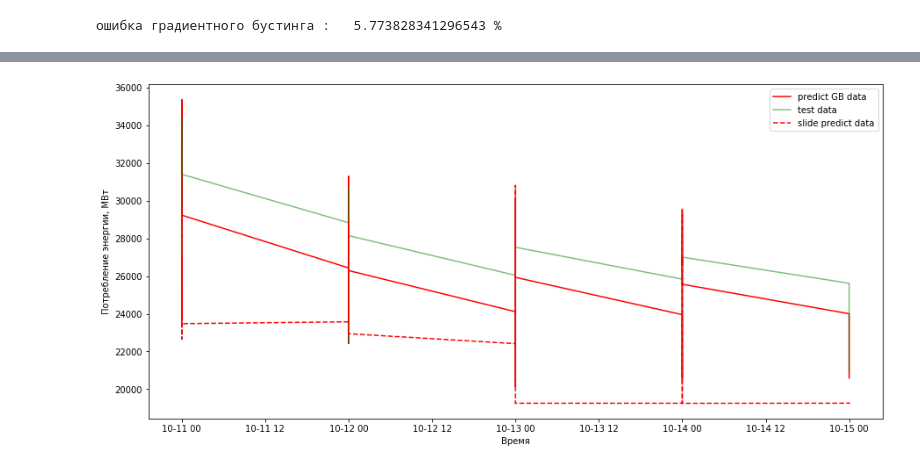
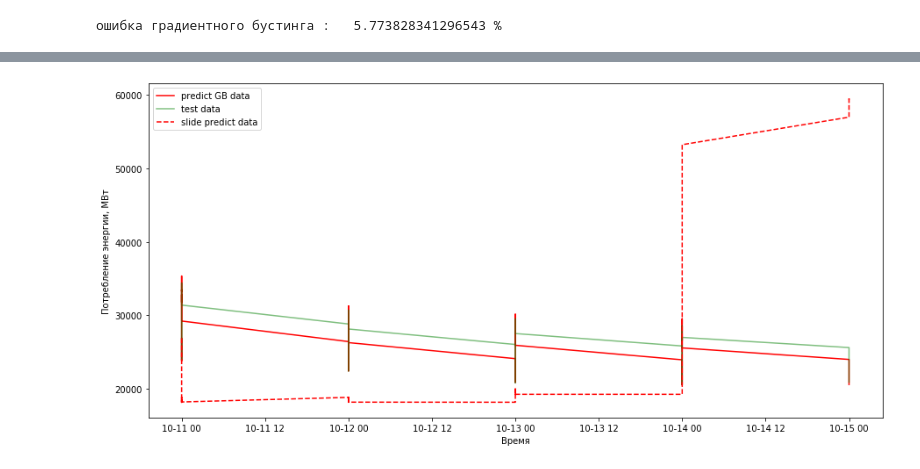
Before and after one commit to mindblower5000/ml-in-b, a Jupyter notebook: hw4.ipynb, the cells around one changed output, grey strips where cells are left out. Cells and saved outputs as stored; diff of their text form; code cells hidden in the pictures.

```diff
--- a/hw4.ipynb
+++ b/hw4.ipynb
@@ -167,15 +167,10 @@ def calc_range(x1, x2):
 
         # заполняем вектор для прогноза следующей точки
         X_test_100[i+1,0] = (y_i-scl_x.mean_[0])/scl_x.scale_[0]
-        #'t4', 't1' автокорреляционные функции Признаки 2 и 3.
-        X_test_100[i+1,2] = X_test_100[i,0]
-        X_test_100[i+1,3] = X_test_100[i-3,0]
-        #'d3', 'd2' автокорреляционные функции Признаки 2 и 3.
-        #строим 'diff1_l' - признак под номером 1
-        # строим логарифм по значению ряда и скалируем признак по схеме 15-го признака из основного списка
-        xy_i=(np.log((y_i))-scl_x.mean_[9])*scl_x.scale_[9]
-        #устанавливаем новое значение для 4
-        X_test_100[i+1,1] = xy_i
+        X_test_100[i+1,1] = X_test_100[i,0]*(1-0.01)+ 0.01 * X_test_100[i+1,1]
+        if i>p:
+            X_test_100[i+1,2] = np.mean(X_test_100[i+1-p:i+1,0])
+
 
     er_g = mean_absolute_percentage_error(y_true=scl_target.inverse_transform( y_test_pred_gb_h1[x1:x2]),y_pred = scl_target.inverse_transform( y_test_100[x1:x2]))
     print(f'ошибка градиентного бустинга MAPE {x1},{x2} : {er_g} %')
@@ -194,38 +199,32 @@ for i in range (10, 90, 10):
 # %%
 # ['weekofyear', 'diff1_l', 't4', 't1']
 X_test_100 = X_test_b_h1.values
 y_test_100 = y_test_pred_gb_h1.copy()
 N10 = 100
 for i in range(N10):
-    y_test_100[i] = model_gb_h1.predict(X_test_100[i,:].reshape((1,5)))
-    # восстанавливаем не масштабированное значение ряда текущей точке
-    y_i=scl_target.inverse_transform(y_test_100[i:i+1]  )
+        y_test_100[i] = model_gb_h1.predict(X_test_100[i,:].reshape((1,5)))
+        # восстанавливаем не масштабированное значение ряда текущей точке
+        y_i=scl_target.inverse_transform(y_test_100[i:i+1]  )
 
-    # заполняем вектор для прогноза следующей точки
-    X_test_100[i+1,0] = (y_i-scl_x.mean_[0])/scl_x.scale_[0]
-    #'t4', 't1' автокорреляционные функции Признаки 2 и 3.
-    X_test_100[i+1,2] = X_test_100[i,0]
-    X_test_100[i+1,3] = X_test_100[i-3,0]
-    #'d3', 'd2' автокорреляционные функции Признаки 2 и 3.
-    #строим 'diff1_l' - признак под номером 1
-    # строим логарифм по значению ряда и скалируем признак по схеме 15-го признака из основного списка
-    xy_i=(np.log((y_i))-scl_x.mean_[9])*scl_x.scale_[9]
-    #устанавливаем новое значение для 4
-    X_test_100[i+1,1] = xy_i
+        # заполняем вектор для прогноза следующей точки
+        X_test_100[i+1,0] = (y_i-scl_x.mean_[0])/scl_x.scale_[0]
+        X_test_100[i+1,1] = X_test_100[i,0]*(1-0.01)+ 0.01 * X_test_100[i+1,1]
+        if i>p:
+            X_test_100[i+1,2] = np.mean(X_test_100[i+1-p:i+1,0])
 
 
 
 
 plt.figure( figsize=( 15, 7 ))
 
 
 plt.xlabel('Время')
 plt.ylabel('Потребление энергии, МВт')
 plt.plot(X_test_b_h1.index[1:N10+1],y_test_pred_gb_h1[:N10], 'r',label='predict GB data' )
 plt.plot(X_test_b_h1.index[1:N10+1],test_b["PJME_MW"][:N10], 'g',label='test data', alpha=0.5)
 plt.plot(X_test_b_h1.index[1:N10+1],y_test_100[:N10], '--r',label='slide predict data')
 
 plt.legend()
 plt.show()
 # %% [output]
-[figure, old version]
+[figure, new version]
```
Also changed, not shown: parts of 2 cells of this notebook.
